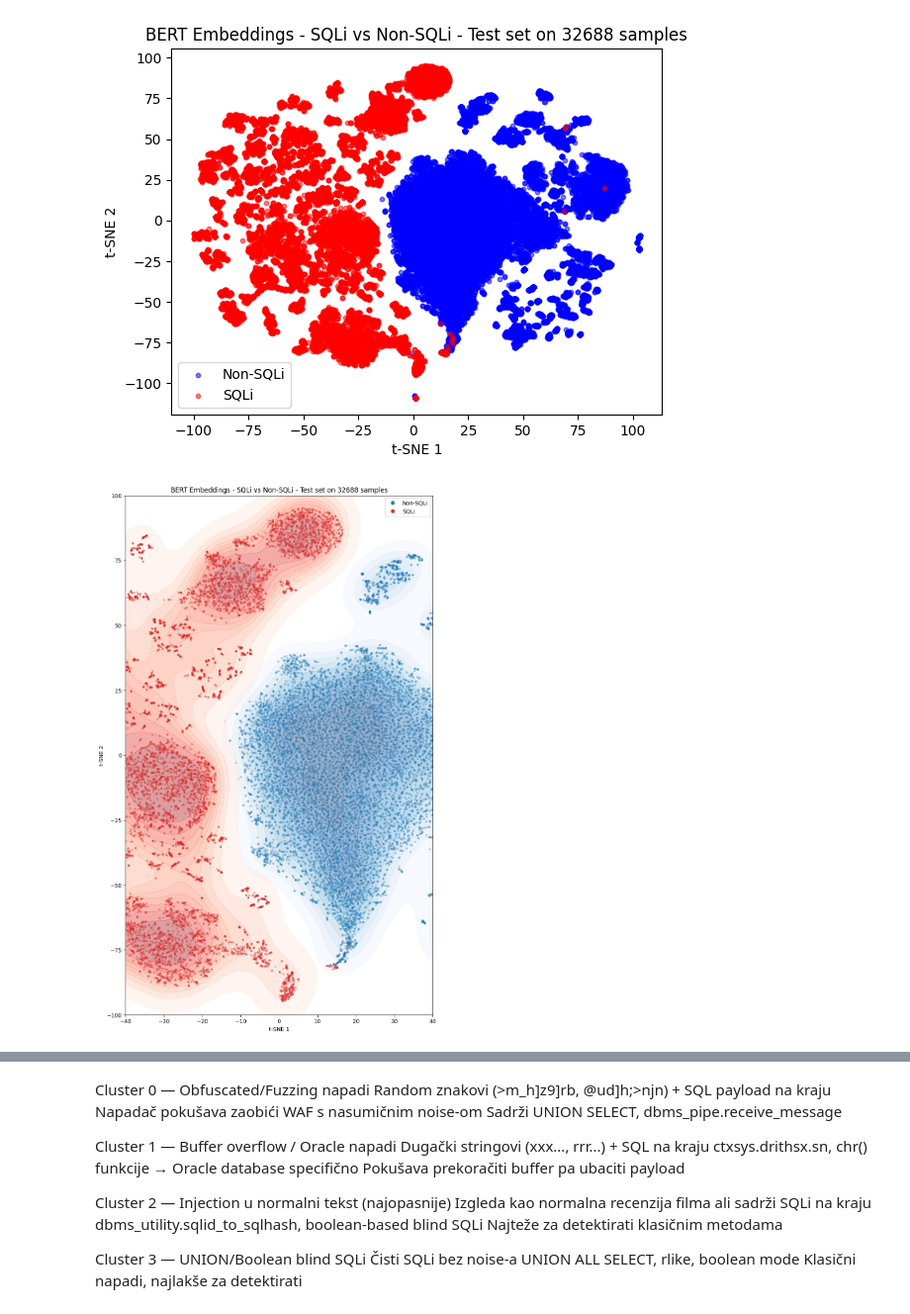
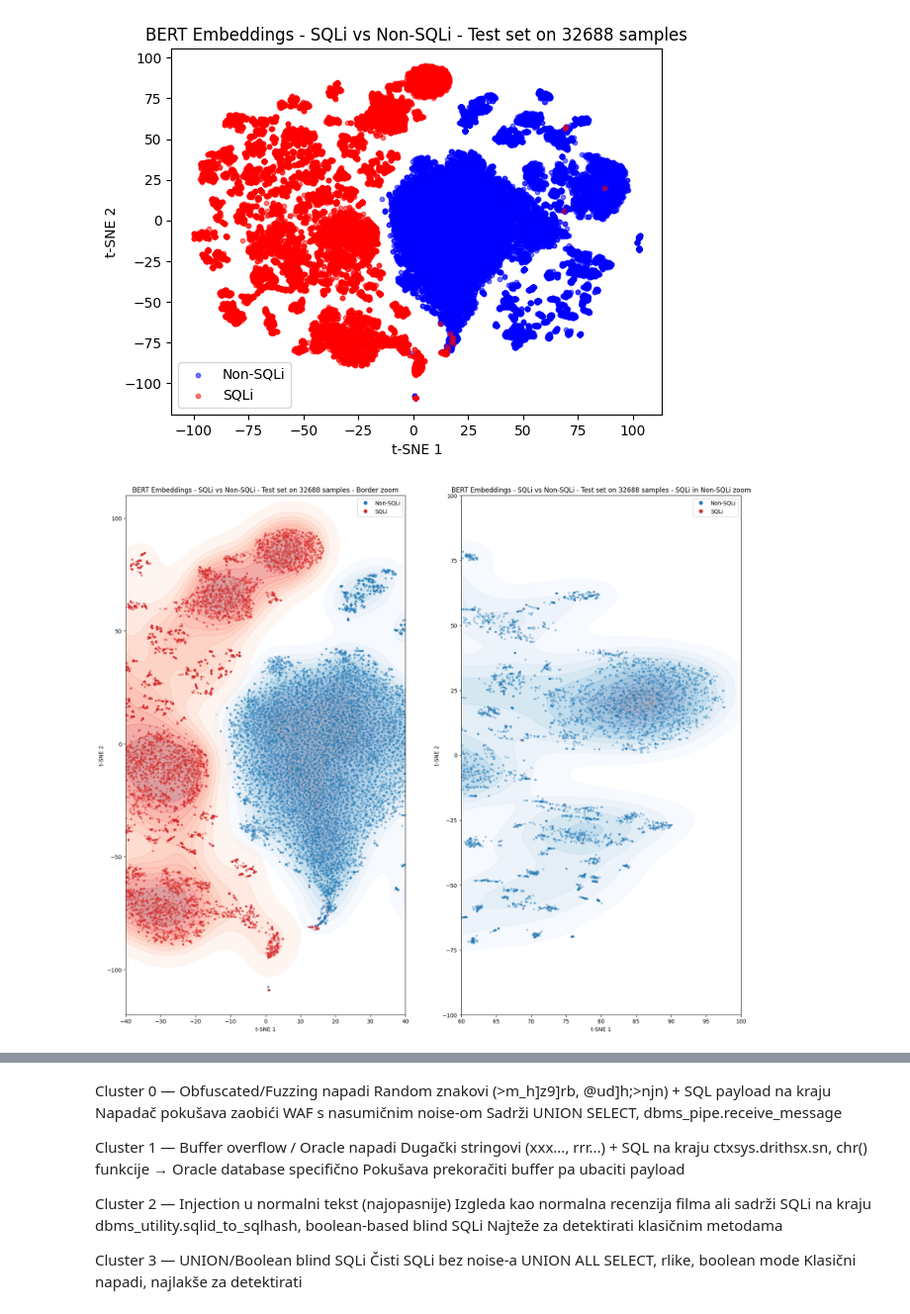
Before and after one commit to viserionnina/bert-sqli-detection, a Jupyter notebook: notebooks/training.ipynb, the cells around one changed output, grey strips where cells are left out. Shown at 99% size. Saved outputs shown, nothing was run; the diff lists cells and outputs as text; code cells hidden in the pictures.

```diff
--- a/notebooks/training.ipynb
+++ b/notebooks/training.ipynb
@@ -716,30 +716,39 @@ plt.show()
 # %% [output]
 [figure]
 # %%
+#KDE plot - Kernel Density Estimation - density plot
 import seaborn as sns
 from matplotlib.lines import Line2D
 
-fig, ax = plt.subplots(figsize=(10, 17))
+fig, ax = plt.subplots(1,2,figsize=(20, 17))
 
 for label, cmap, color, name in [(0, 'Blues', '#1f77b4', 'Non-SQLi'), (1, 'Reds', '#d62728', 'SQLi')]:
     idx = np.where(y == label)
     points = X_2d[idx]
-    sns.kdeplot(x=points[:, 0], y=points[:, 1], cmap=cmap, fill=True, alpha=0.4, ax=ax)
-    ax.scatter(points[:, 0], points[:, 1], c=color, alpha=0.3, s=8)
+    sns.kdeplot(x=points[:, 0], y=points[:, 1], cmap=cmap, fill=True, alpha=0.4, ax=ax[0])
+    sns.kdeplot(x=points[:, 0], y=points[:, 1], cmap=cmap, fill=True, alpha=0.4, ax=ax[1])
+    ax[0].scatter(points[:, 0], points[:, 1], c=color, alpha=0.3, s=8)
+    ax[1].scatter(points[:, 0], points[:, 1], c=color, alpha=0.3, s=8)
 
-# zoom na granicu
-ax.set_xlim(-40, 40)
-ax.set_ylim(-100, 100)
+# zoom on border
+ax[0].set_xlim(-40, 40)
+ax[0].set_ylim(-120, 110)
+ax[1].set_xlim(60, 100)
+ax[1].set_ylim(-100, 100)
 
-# ručna legenda
+# custom legend
 legend_elements = [Line2D([0], [0], marker='o', color='w', markerfacecolor='#1f77b4', markersize=8, label='Non-SQLi'),
                    Line2D([0], [0], marker='o', color='w', markerfacecolor='#d62728', markersize=8, label='SQLi')]
-ax.legend(handles=legend_elements)
-ax.set_xlabel('t-SNE 1')
-ax.set_ylabel('t-SNE 2')
-ax.set_title('BERT Embeddings - SQLi vs Non-SQLi - Test set on 32688 samples')
-plt.savefig('../results/tsne_kde_32688_samples_border_test.png', dpi=300, bbox_inches='tight')
+ax[0].legend(handles=legend_elements)
+ax[0].set_xlabel('t-SNE 1')
+ax[0].set_ylabel('t-SNE 2')
+ax[0].set_title('BERT Embeddings - SQLi vs Non-SQLi - Test set on 32688 samples - Border zoom')
+ax[1].legend(handles=legend_elements)
+ax[1].set_xlabel('t-SNE 1')
+ax[1].set_ylabel('t-SNE 2')
+ax[1].set_title('BERT Embeddings - SQLi vs Non-SQLi - Test set on 32688 samples - SQLi in Non-SQLi zoom')
+plt.savefig('../results/tsne_kde_32688_samples_border_test_wider_collisions.png', dpi=300, bbox_inches='tight')
 plt.show()
 # %% [output]
-[figure, old version]
+[figure, new version]
 # %% [markdown]
```
Also changed, not shown: parts of 28 cells of this notebook, 4 other files.
